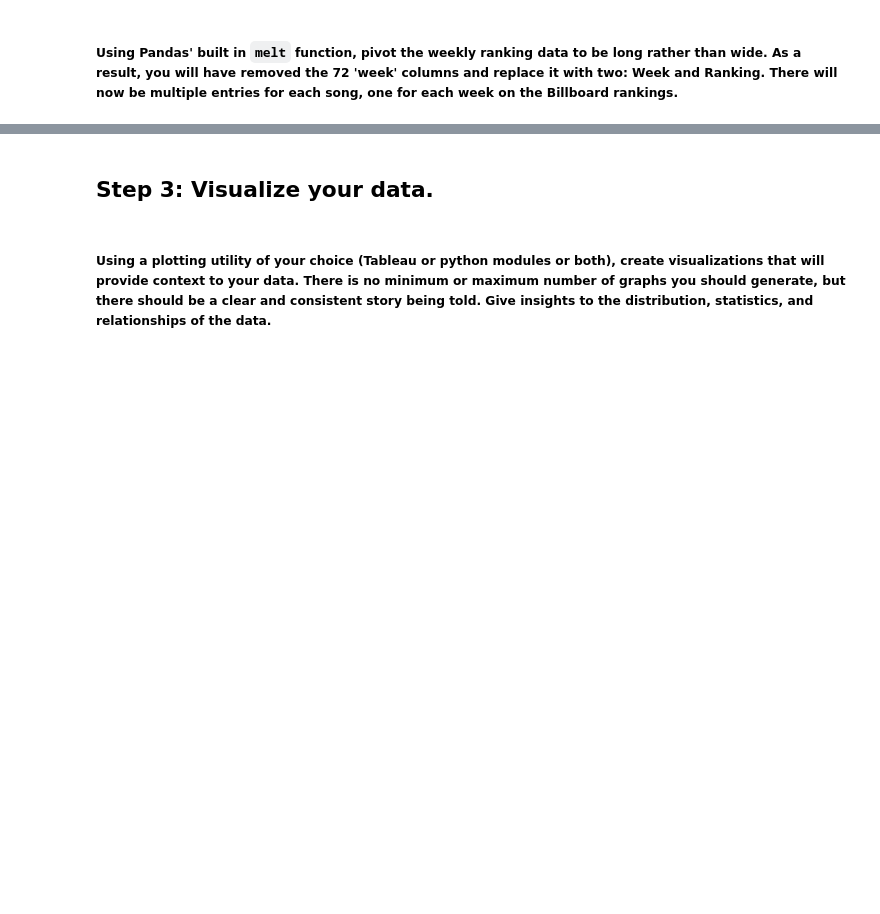
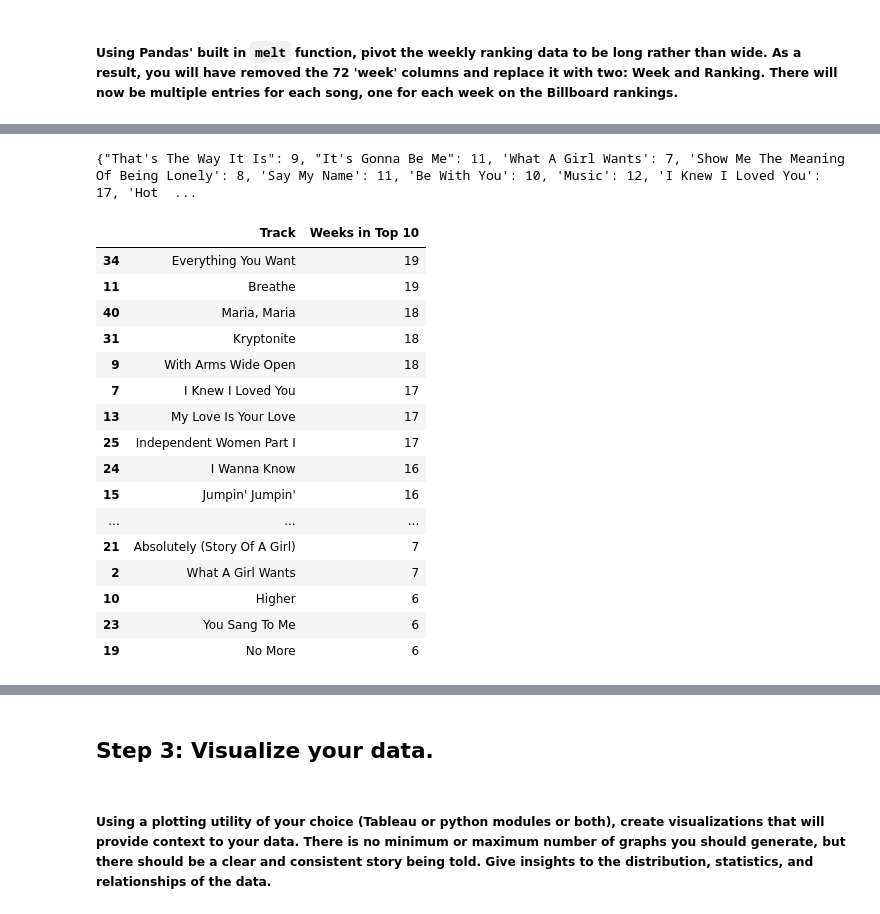
Before and after one commit to brettswan/General-Assembly-Projects, a Jupyter notebook: projects/01-projects-weekly/project-02/starter-code/project_2.ipynb, the cells around one changed output, grey strips where cells are left out. Saved outputs shown, nothing was run; the diff lists cells and outputs as text; code cells hidden in the pictures; blank space fills up the shorter version.

```diff
--- a/projects/01-projects-weekly/project-02/starter-code/project_2.ipynb
+++ b/projects/01-projects-weekly/project-02/starter-code/project_2.ipynb
@@ -51,3 +35,0 @@ Index([u'year', u'artist.inverted', u'track', u'time', u'genre',
-# %%
-for i in range(len(BD.columns)):
-    print BD.columns[i], "Type is: ", BD[BD.columns[i]].dtype
@@ -81,0 +194,13 @@ It looks like there is a lot of null values for billboard rank as time goes on i
+# %%
+for j in cleanedTrackRanks:
+    tempWeekChange = []
+#     print j
+#     print len(cleanedTrackRanks[j])
+    for i in range(len(cleanedTrackRanks[j])-1):
+        tempWeekChange.append(cleanedTrackRanks[j][i+1] - cleanedTrackRanks[j][i])
+
+#         print (cleanedTrackRanks[j][i+1] - cleanedTrackRanks[j][i])
+#     print tempWeekChange
+    cleanedTrackRanks[j].append(tempWeekChange)
+#     print tempWeekChange
+cleanedTrackRanks
@@ -81,0 +248,35 @@ It looks like there is a lot of null values for billboard rank as time goes on i
+# %%
+Top10 = {}
+for i in ExportCSV:
+    ratingSet = ExportCSV[i]['Rating']
+    counter = 0
+    for j in ratingSet:
+        if j <= 10:
+            counter +=1
+    if counter > 5:
+        #print i, counter
+        Top10[i] = counter
+print Top10
+# %% [output]
+{"That's The Way It Is": 9, "It's Gonna Be Me": 11, 'What A Girl Wants': 7, 'Show Me The Meaning Of Being Lonely': 8, 'Say My Name': 11, 'Be With You': 10, 'Music': 12, 'I Knew I Loved You': 17, 'Hot  ...
+# %%
+Top10DF = pd.DataFrame(Top10.items(), columns = ['Track', 'Weeks in Top 10']).sort('Weeks in Top 10', ascending = False)
+Top10DF
+# %% [output]
+|  | Track | Weeks in Top 10 |
+| 34 | Everything You Want | 19 |
+| 11 | Breathe | 19 |
+| 40 | Maria, Maria | 18 |
+| 31 | Kryptonite | 18 |
+| 9 | With Arms Wide Open | 18 |
+| 7 | I Knew I Loved You | 17 |
+| 13 | My Love Is Your Love | 17 |
+| 25 | Independent Women Part I | 17 |
+| 24 | I Wanna Know | 16 |
+| 15 | Jumpin' Jumpin' | 16 |
+| ... | ... | ... |
+| 21 | Absolutely (Story Of A Girl) | 7 |
+| 2 | What A Girl Wants | 7 |
+| 10 | Higher | 6 |
+| 23 | You Sang To Me | 6 |
+| 19 | No More | 6 |
```
Also changed, not shown: parts of 17 cells of this notebook, 5 other files.
